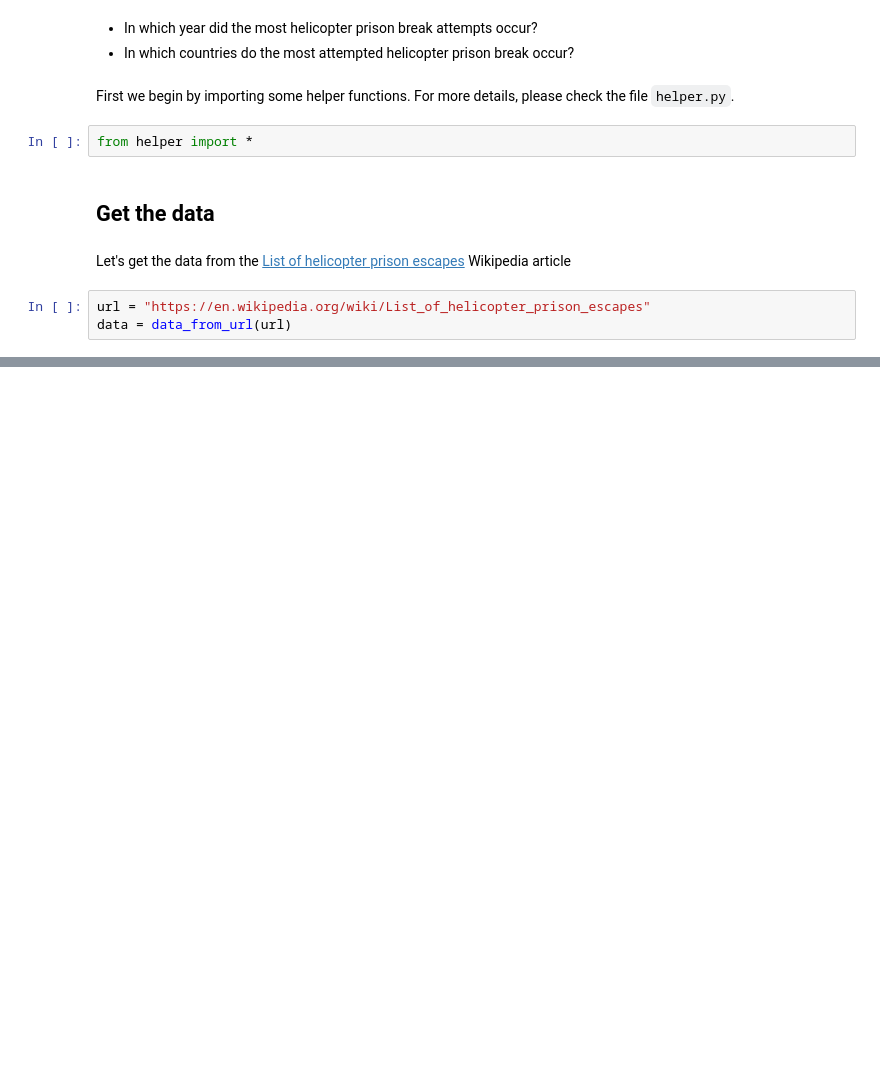
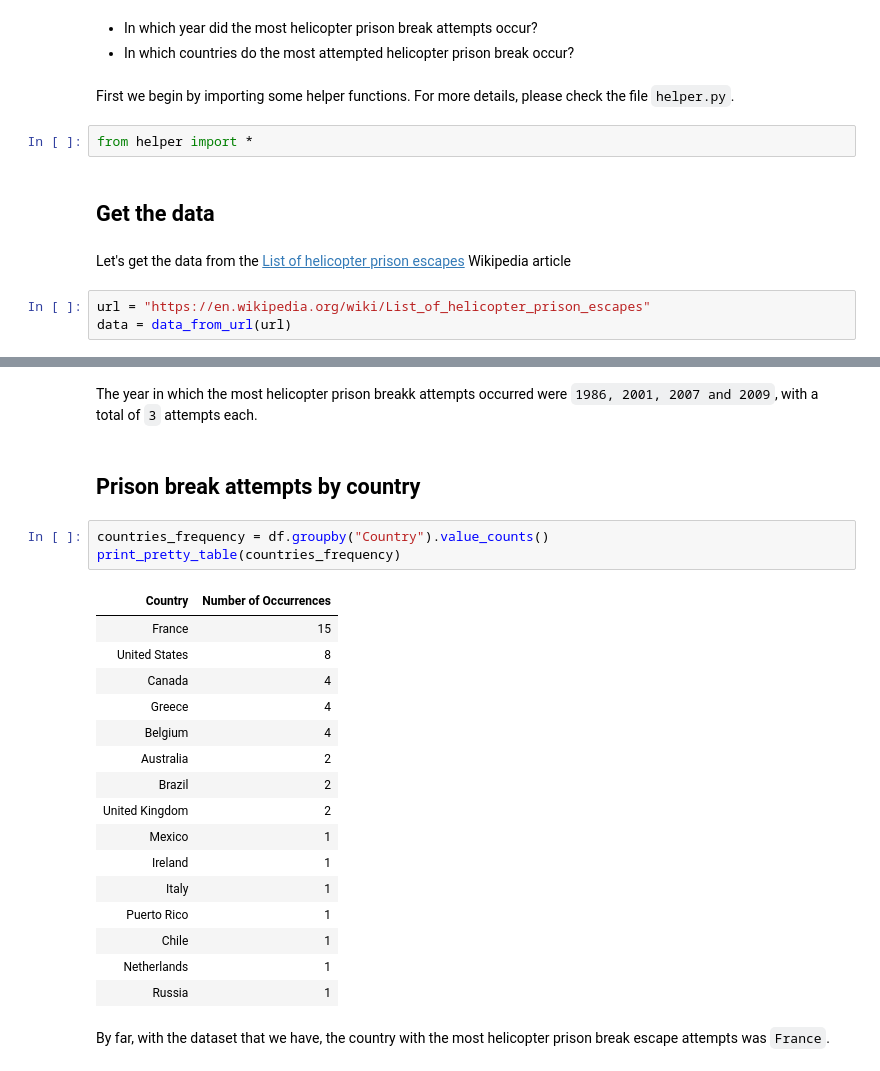
Before and after one commit to tronghung1104/data-analysis-portfolio, a Jupyter notebook: Exploring Helicopter Prison Break/exploring_helicopter_prison_break.ipynb, the cells around one changed output, grey strips where cells are left out. Drawn from its saved outputs; the diff is of its cells as text; blank space fills up the shorter version.

Commit message:
Complete prison escape project

```diff
--- a/Exploring Helicopter Prison Break/exploring_helicopter_prison_break.ipynb
+++ b/Exploring Helicopter Prison Break/exploring_helicopter_prison_break.ipynb
@@ -22,0 +112,26 @@ print(data[:5])
+# %% [markdown]
+The year in which the most helicopter prison breakk attempts occurred were `1986, 2001, 2007 and 2009`, with a total of `3` attempts each.
+# %% [markdown]
+## Prison break attempts by country
+# %%
+countries_frequency = df.groupby("Country").value_counts()
+print_pretty_table(countries_frequency)
+# %% [output]
+| Country | Number of Occurrences |
+| France | 15 |
+| United States | 8 |
+| Canada | 4 |
+| Greece | 4 |
+| Belgium | 4 |
+| Australia | 2 |
+| Brazil | 2 |
+| United Kingdom | 2 |
+| Mexico | 1 |
+| Ireland | 1 |
+| Italy | 1 |
+| Puerto Rico | 1 |
+| Chile | 1 |
+| Netherlands | 1 |
+| Russia | 1 |
+# %% [markdown]
+By far, with the dataset that we have, the country with the most helicopter prison break escape attempts was `France`.
```
Also changed, not shown: parts of 24 cells of this notebook.
